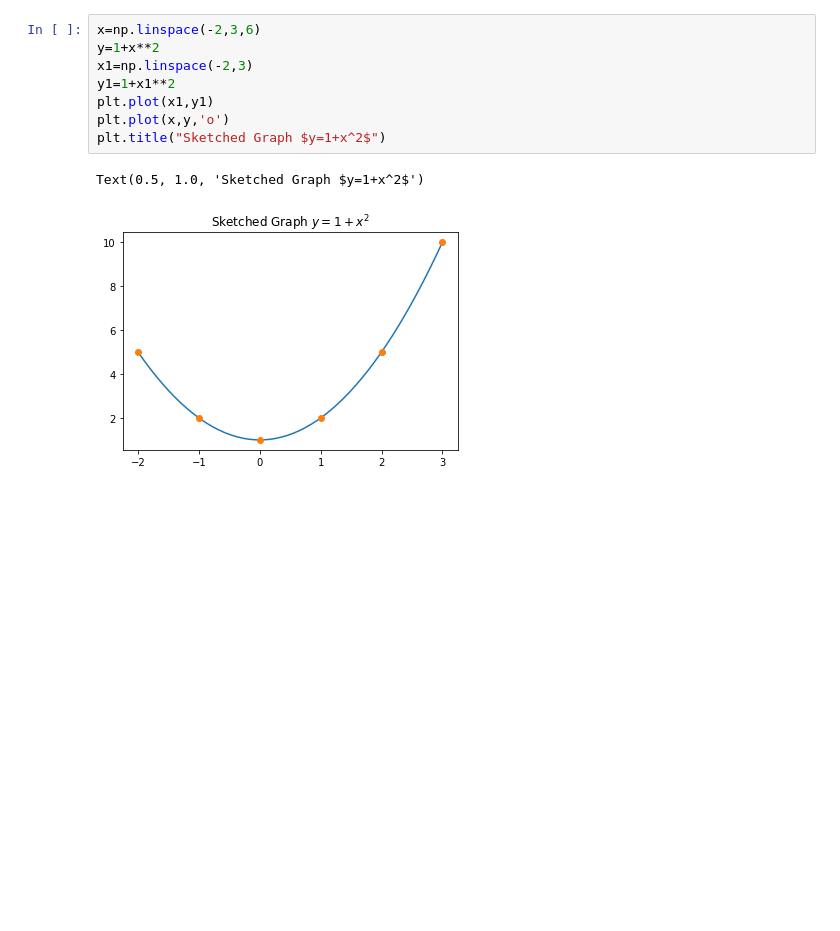
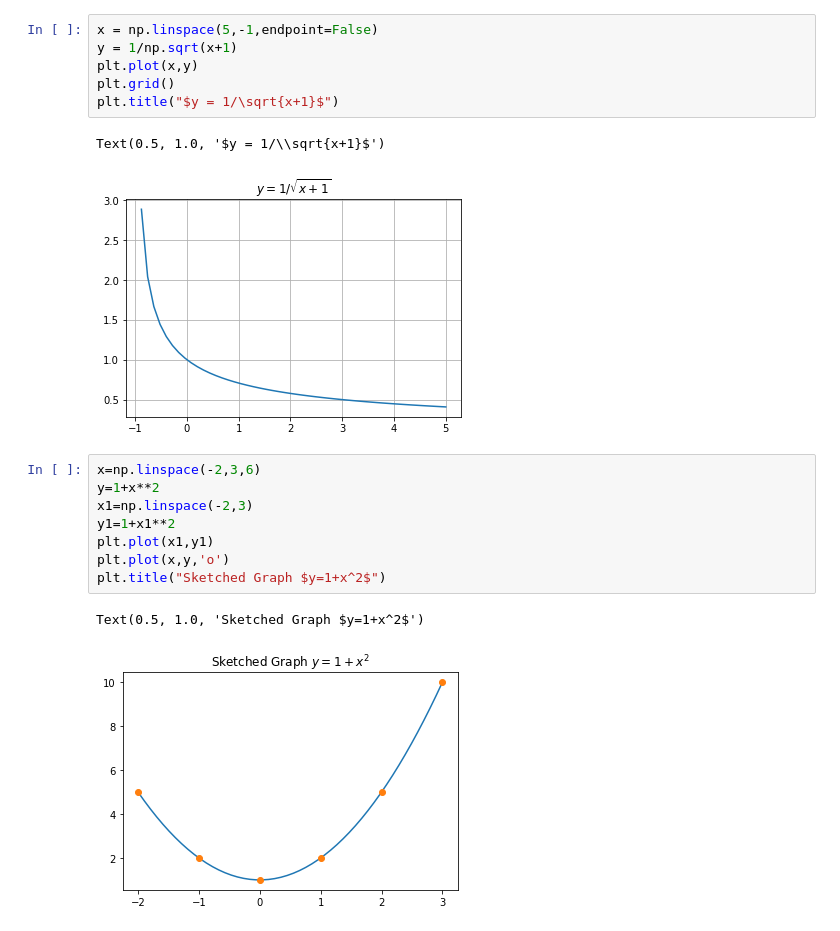
Before and after one commit to SteveR-Ncl/maths-colab-notebooks, a Jupyter notebook: Maths_functions.ipynb, the cells around one changed output. Drawn from its saved outputs; the diff is of its cells as text; blank space fills up the shorter version.

```diff
--- a/Maths_functions.ipynb
+++ b/Maths_functions.ipynb
@@ -31,3 +55,12 @@ Sketch a function
+# %%
+x = np.linspace(5,-1,endpoint=False)
+y = 1/np.sqrt(x+1)
+plt.plot(x,y)
+plt.grid()
+plt.title("$y = 1/\sqrt{x+1}$")
+# %% [output]
+Text(0.5, 1.0, '$y = 1/\\sqrt{x+1}$')
+[figure, added]
 # %%
 x=np.linspace(-2,3,6)
 y=1+x**2
```
Also changed, not shown: parts of 14 cells of this notebook.
